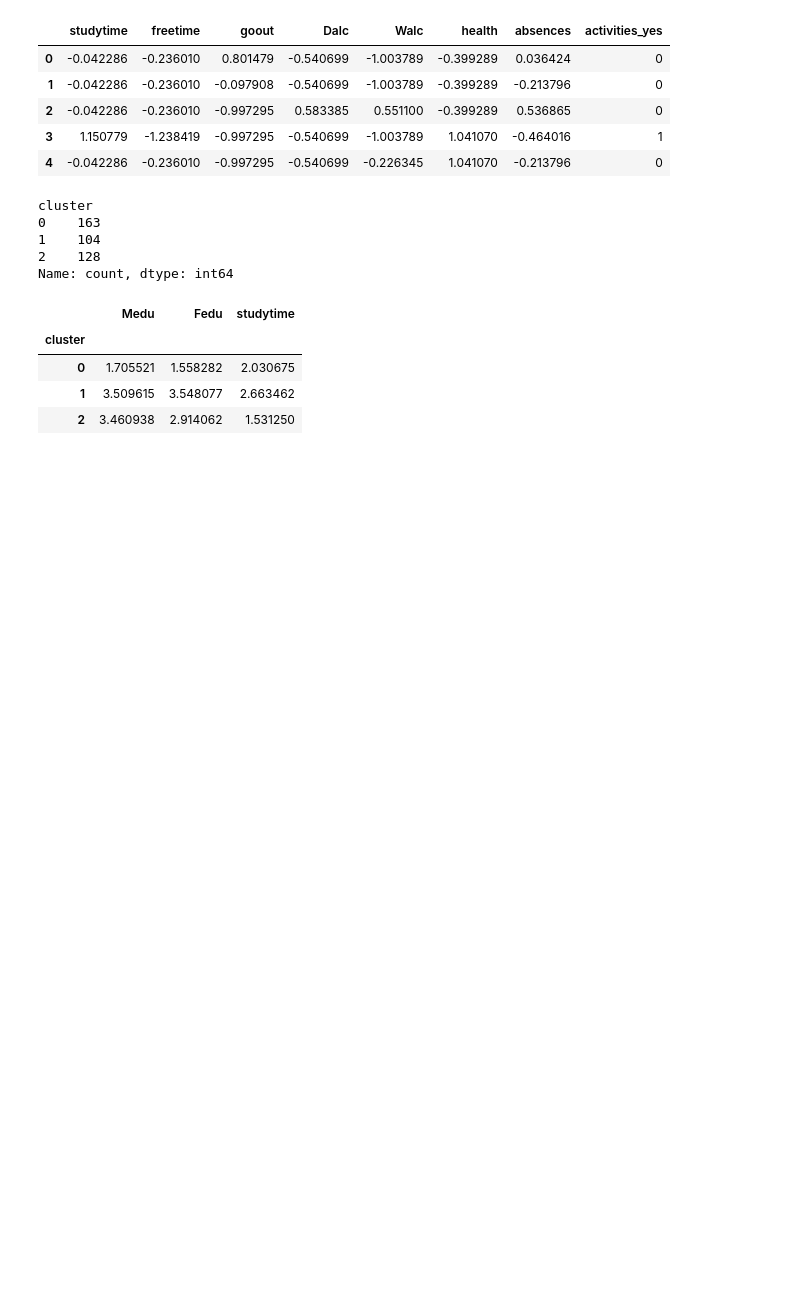
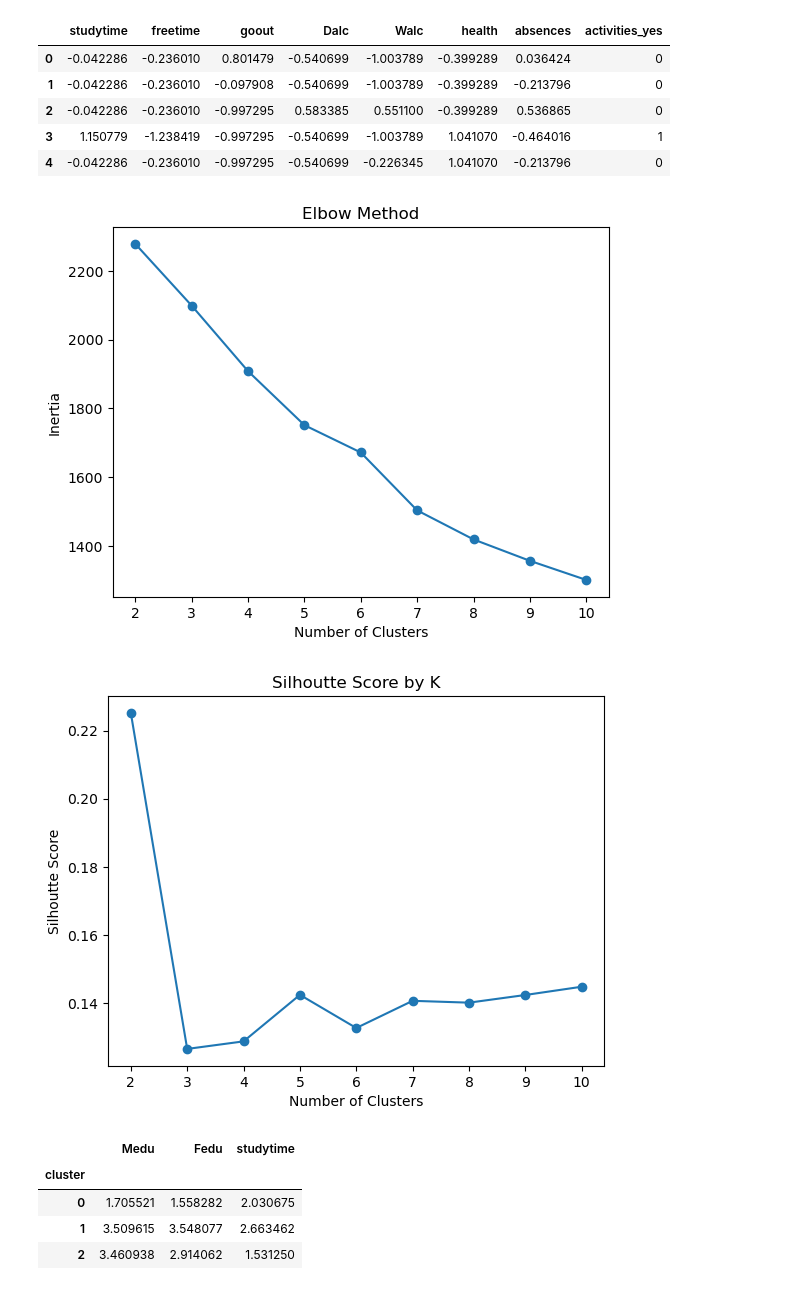
Before and after one commit to kmbangura/group5finalproject, a Jupyter notebook: unsupervised1.ipynb, the cells around one changed output. Cells and saved outputs as stored; diff of their text form; code cells hidden in the pictures; blank space fills up the shorter version.

Commit message:
Elbow and Silhoutte Score Update

```diff
--- a/unsupervised1.ipynb
+++ b/unsupervised1.ipynb
@@ -60,17 +53,29 @@ X_scaled = scaler.fit_transform(X)
 # %%
-kmeans = KMeans(
-    n_clusters=3,
-    random_state=42
-)
-df['cluster'] = kmeans.fit_predict(X_scaled)
+k_range = range(2,11)
+inertias = []
+silhouette_scores = []
+
+for k in k_range:
+    kmeans = KMeans(n_clusters=k,random_state=42)
+    cluster_labels = kmeans.fit_predict(X_features)
+    inertias.append(kmeans.inertia_)
+    silhouette_scores.append(silhouette_score(X_features, cluster_labels))
 # %%
-df['cluster'].value_counts().sort_index()
+# Plotting Inertia vs Silhoutte scores
+plt.plot(k_range, inertias, marker='o')
+plt.xlabel('Number of Clusters')
+plt.ylabel('Inertia')
+plt.title('Elbow Method')
+plt.show()
+
+plt.plot(k_range, silhouette_scores, marker='o')
+plt.xlabel('Number of Clusters')
+plt.ylabel('Silhoutte Score')
+plt.title('Silhoutte Score by K')
+plt.show()
 # %% [output]
-cluster
-0    163
-1    104
-2    128
-Name: count, dtype: int64
+[figure, added]
+[figure, added]
 # %%
 df.groupby('cluster')[features].mean()
 # %% [output]
```
Also changed, not shown: parts of 1 cell of this notebook.
